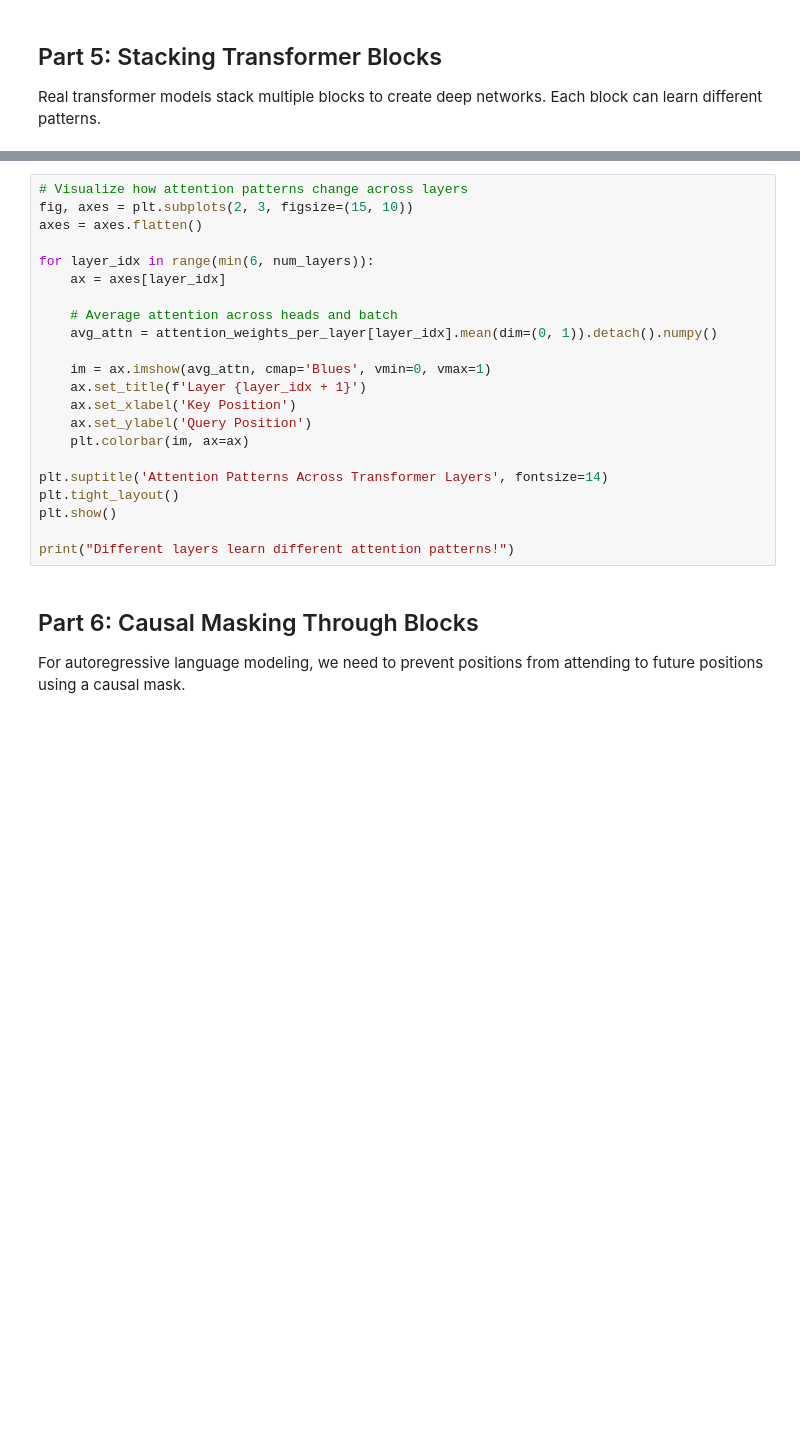
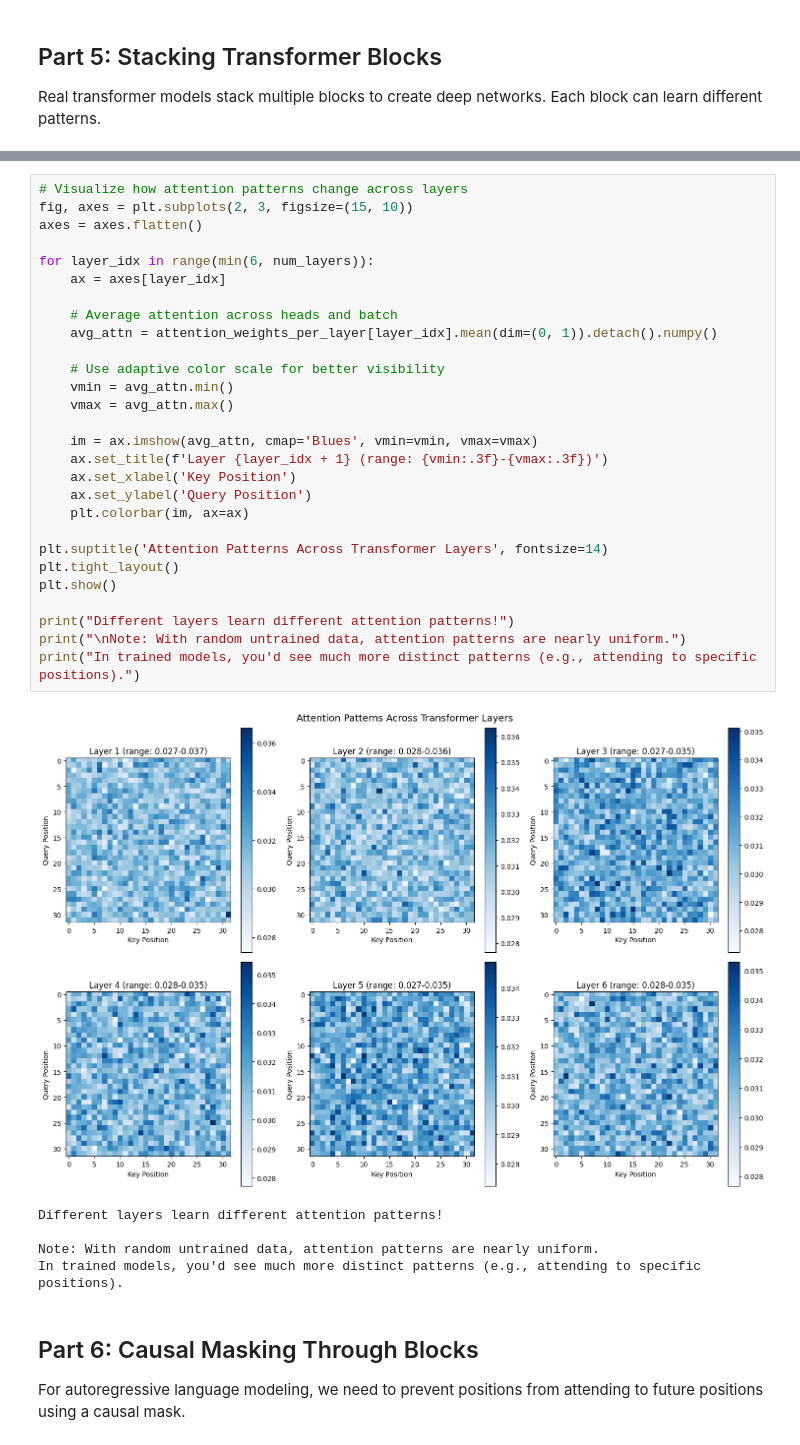
Before and after one commit to shiong-tan/tiny-transformer-build, a Jupyter notebook: docs/modules/03_transformer_block/notebook.ipynb, the cells around one changed output, grey strips where cells are left out. Cells and saved outputs as stored; diff of their text form; blank space fills up the shorter version.

```diff
--- a/docs/modules/03_transformer_block/notebook.ipynb
+++ b/docs/modules/03_transformer_block/notebook.ipynb
@@ -246,25 +288,37 @@ print(f"Total parameters: {sum(p.numel() for p in transformer_stack.parameters()
 # %%
 # Visualize how attention patterns change across layers
 fig, axes = plt.subplots(2, 3, figsize=(15, 10))
 axes = axes.flatten()
 
 for layer_idx in range(min(6, num_layers)):
     ax = axes[layer_idx]
 
     # Average attention across heads and batch
     avg_attn = attention_weights_per_layer[layer_idx].mean(dim=(0, 1)).detach().numpy()
 
-    im = ax.imshow(avg_attn, cmap='Blues', vmin=0, vmax=1)
-    ax.set_title(f'Layer {layer_idx + 1}')
+    # Use adaptive color scale for better visibility
+    vmin = avg_attn.min()
+    vmax = avg_attn.max()
+
+    im = ax.imshow(avg_attn, cmap='Blues', vmin=vmin, vmax=vmax)
+    ax.set_title(f'Layer {layer_idx + 1} (range: {vmin:.3f}-{vmax:.3f})')
     ax.set_xlabel('Key Position')
     ax.set_ylabel('Query Position')
     plt.colorbar(im, ax=ax)
 
 plt.suptitle('Attention Patterns Across Transformer Layers', fontsize=14)
 plt.tight_layout()
 plt.show()
 
 print("Different layers learn different attention patterns!")
+print("\nNote: With random untrained data, attention patterns are nearly uniform.")
+print("In trained models, you'd see much more distinct patterns (e.g., attending to specific positions).")
+# %% [output]
+[figure, added]
+Different layers learn different attention patterns!
+
+Note: With random untrained data, attention patterns are nearly uniform.
+In trained models, you'd see much more distinct patterns (e.g., attending to specific positions).
 # %% [markdown]
 ## Part 6: Causal Masking Through Blocks
 
```
Also changed, not shown: parts of 10 cells of this notebook, 7 other files.
